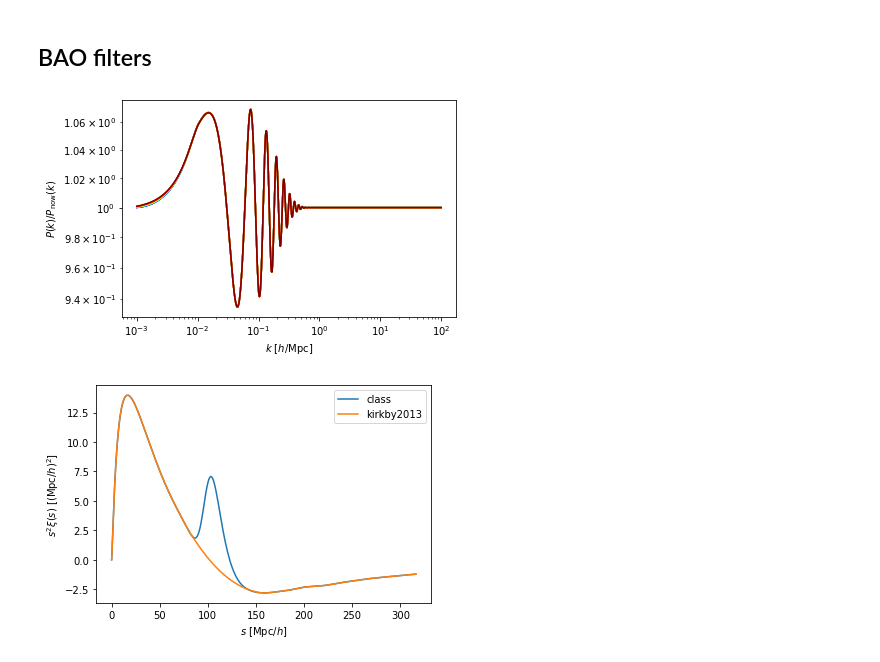
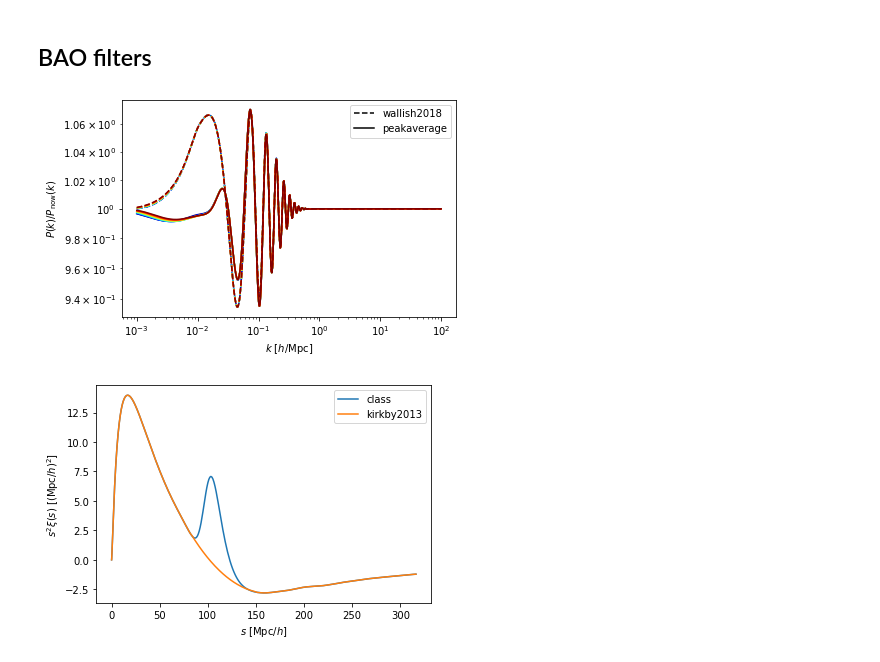
Before and after one commit to cosmodesi/cosmoprimo, a Jupyter notebook: nb/examples.ipynb, the cells around one changed output. Drawn from its saved outputs; the diff is of its cells as text; code cells hidden in the pictures.

```diff
--- a/nb/examples.ipynb
+++ b/nb/examples.ipynb
@@ -246,19 +246,25 @@ plt.show()
 # %% [markdown]
 ## BAO filters
 # %%
-# Several engines are available for the power spectrum, but wallish2018 is the most accurate one
+# Several engines are available for the power spectrum, but wallish2018 and peakaverage seem the most accurate one
+# peakaverage has smooth dependence on cosmological parameters (useful for taking derivatives)
 # Note one can also provide a 1D power spectrum interpolator
-pknow = PowerSpectrumBAOFilter(pk, engine='wallish2018').smooth_pk_interpolator()
+pknow_wallish = PowerSpectrumBAOFilter(pk, engine='wallish2018').smooth_pk_interpolator()
+pknow_brieden = PowerSpectrumBAOFilter(pk, engine='peakaverage', cosmo=cosmo, cosmo_fid=cosmo).smooth_pk_interpolator()
 k = np.logspace(-3, 2, 1000)
 z = np.linspace(0., 4., 10)
 colors = plt.cm.jet(np.linspace(0, 1, len(z)))
+plt.plot([], [], linestyle='--', color='k', label='wallish2018')
+plt.plot([], [], linestyle='-', color='k', label='peakaverage')
 for zz, color in zip(z, colors):
-    plt.loglog(k, pk(k, z=zz) / pknow(k, z=zz),color=color)
+    plt.loglog(k, pk(k, z=zz) / pknow_wallish(k, z=zz), color=color, linestyle='--')
+    plt.loglog(k, pk(k, z=zz) / pknow_brieden(k, z=zz), color=color, linestyle='-')
 plt.xlabel(r'$k$ [$h/\mathrm{Mpc}$]')
 plt.ylabel(r'$P(k)/P_{\mathrm{now}}(k)$')
+plt.legend()
 plt.show()
 # %% [output]
-[figure, old version]
+[figure, new version]
 # %%
 # For the correlation function, the kirkby2013 approach
 xinow = CorrelationFunctionBAOFilter(xi, engine='kirkby2013').smooth_xi_interpolator()
```
Also changed, not shown: parts of 1 cell of this notebook, 7 other files.
